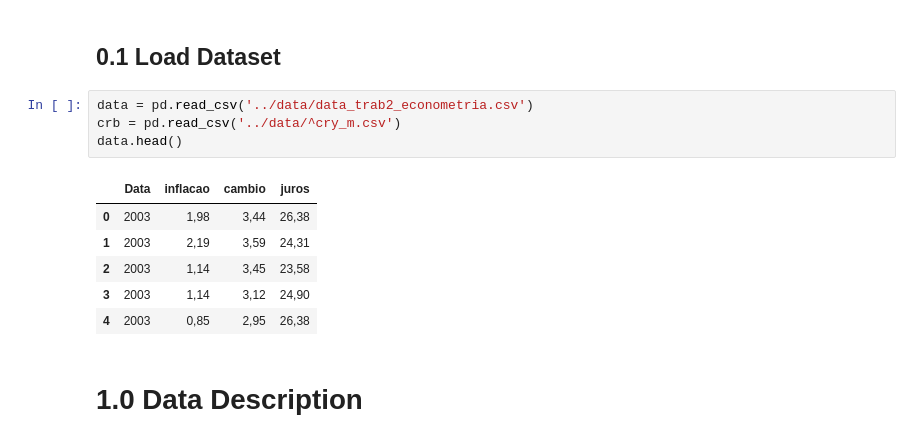
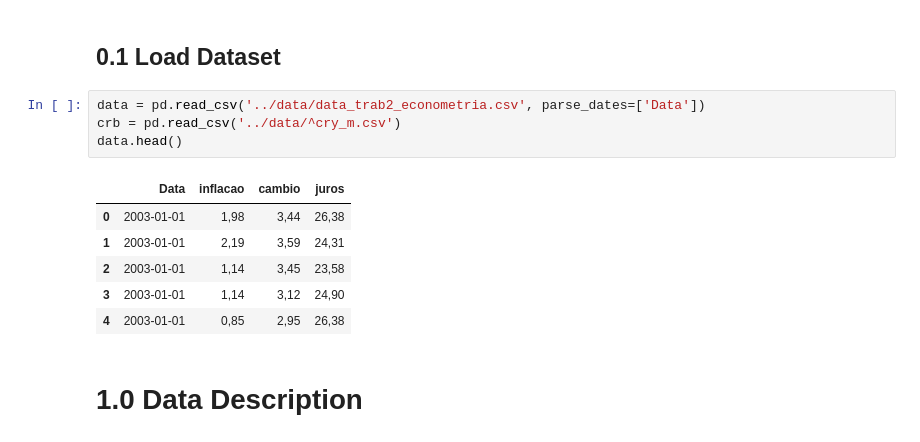
Before and after one commit to joaovictordesouzaduarte/var_model, a Jupyter notebook: notebook/var_forecasting.ipynb, the cells around one changed output. Drawn from its saved outputs; the diff is of its cells as text.

```diff
--- a/notebook/var_forecasting.ipynb
+++ b/notebook/var_forecasting.ipynb
@@ -14,16 +12,16 @@ ModuleNotFoundError: No module named 'statsmodels'
 # %% [markdown]
 ## **0.1 Load Dataset**
 # %%
-data = pd.read_csv('../data/data_trab2_econometria.csv')
+data = pd.read_csv('../data/data_trab2_econometria.csv', parse_dates=['Data'])
 crb = pd.read_csv('../data/^cry_m.csv')
 data.head()
 # %% [output]
 |  | Data | inflacao | cambio | juros |
-| 0 | 2003 | 1,98 | 3,44 | 26,38 |
-| 1 | 2003 | 2,19 | 3,59 | 24,31 |
-| 2 | 2003 | 1,14 | 3,45 | 23,58 |
-| 3 | 2003 | 1,14 | 3,12 | 24,90 |
-| 4 | 2003 | 0,85 | 2,95 | 26,38 |
+| 0 | 2003-01-01 | 1,98 | 3,44 | 26,38 |
+| 1 | 2003-01-01 | 2,19 | 3,59 | 24,31 |
+| 2 | 2003-01-01 | 1,14 | 3,45 | 23,58 |
+| 3 | 2003-01-01 | 1,14 | 3,12 | 24,90 |
+| 4 | 2003-01-01 | 0,85 | 2,95 | 26,38 |
 # %% [markdown]
 # **1.0 Data Description**
 # %%
```
Also changed, not shown: parts of 14 cells of this notebook.
